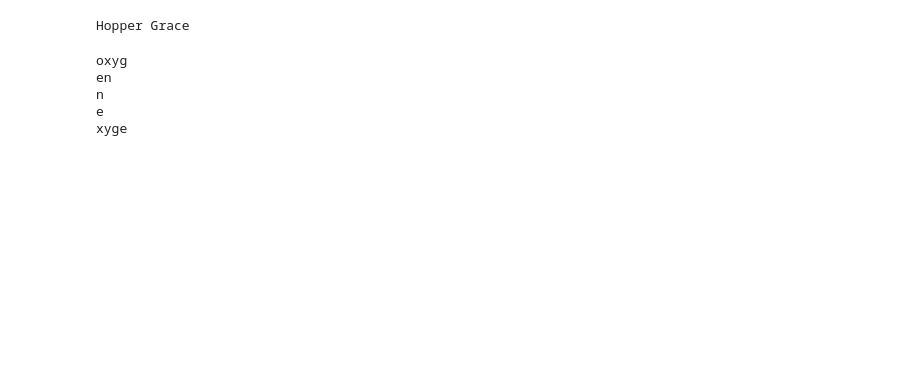
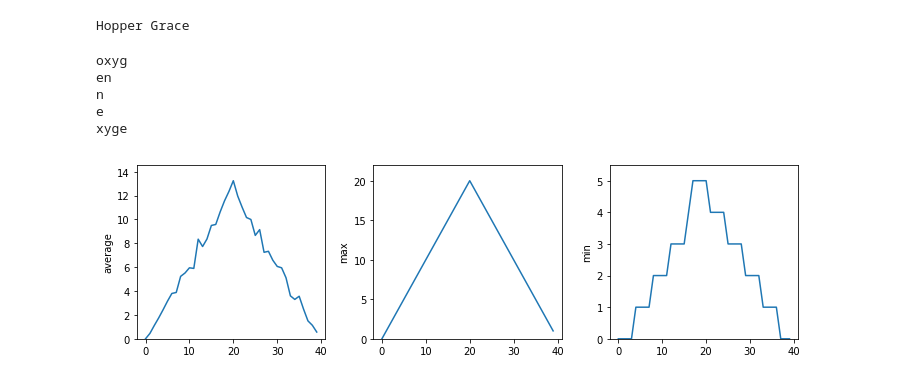
Before and after one commit to Krishna-K2609/homework, a Jupyter notebook: week-3-hw-eeb177.ipynb, the cells around one changed output. Saved outputs shown, nothing was run; the diff lists cells and outputs as text; code cells hidden in the pictures; blank space fills up the shorter version.

```diff
--- a/week-3-hw-eeb177.ipynb
+++ b/week-3-hw-eeb177.ipynb
@@ -82,0 +130,38 @@ xyge
+# %%
+# Plot scaling
+
+# matplotlib automatically sets the maximum and minimum values according to the data
+
+# In order to obtain a more appropriate scale the following codes could be used.
+
+import numpy as np
+import matplotlib.pyplot
+
+data = np.loadtxt(fname='inflammation-01.csv', delimiter=',')
+
+fig = matplotlib.pyplot.figure(figsize=(10.0, 3.0))
+
+axes1 = fig.add_subplot(1, 3, 1)
+axes2 = fig.add_subplot(1, 3, 2)
+axes3 = fig.add_subplot(1, 3, 3)
+
+av_data = np.average(data, axis = 0)
+axes1.set_ylabel('average')
+axes1.plot(np.mean(data, axis=0))
+axes1.set_ylim(np.min(av_data), np.max(av_data) * 1.1)
+
+max_data = np.max(data, axis = 0)
+axes2.set_ylabel('max')
+axes2.plot(np.max(data, axis=0))
+axes2.set_ylim(np.min(max_data), np.max(max_data) * 1.1)
+
+min_data = np.min(data, axis = 0)
+axes3.set_ylabel('min')
+axes3.plot(np.min(data, axis=0))
+axes3.set_ylim(np.min(min_data), np.max(min_data) * 1.1)
+
+fig.tight_layout()
+
+matplotlib.pyplot.show()
+# %% [output]
+[figure, added]
```
Also changed, not shown: parts of 17 cells of this notebook.
